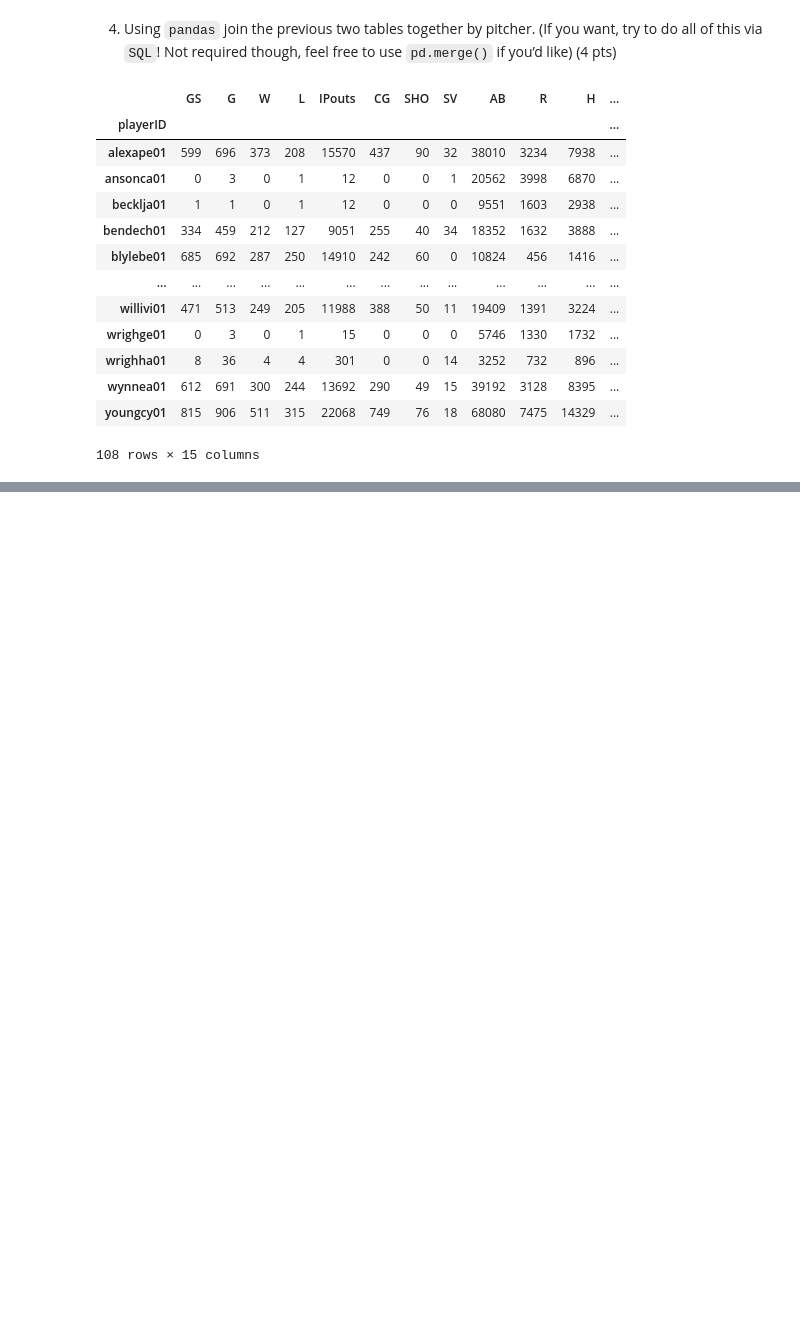
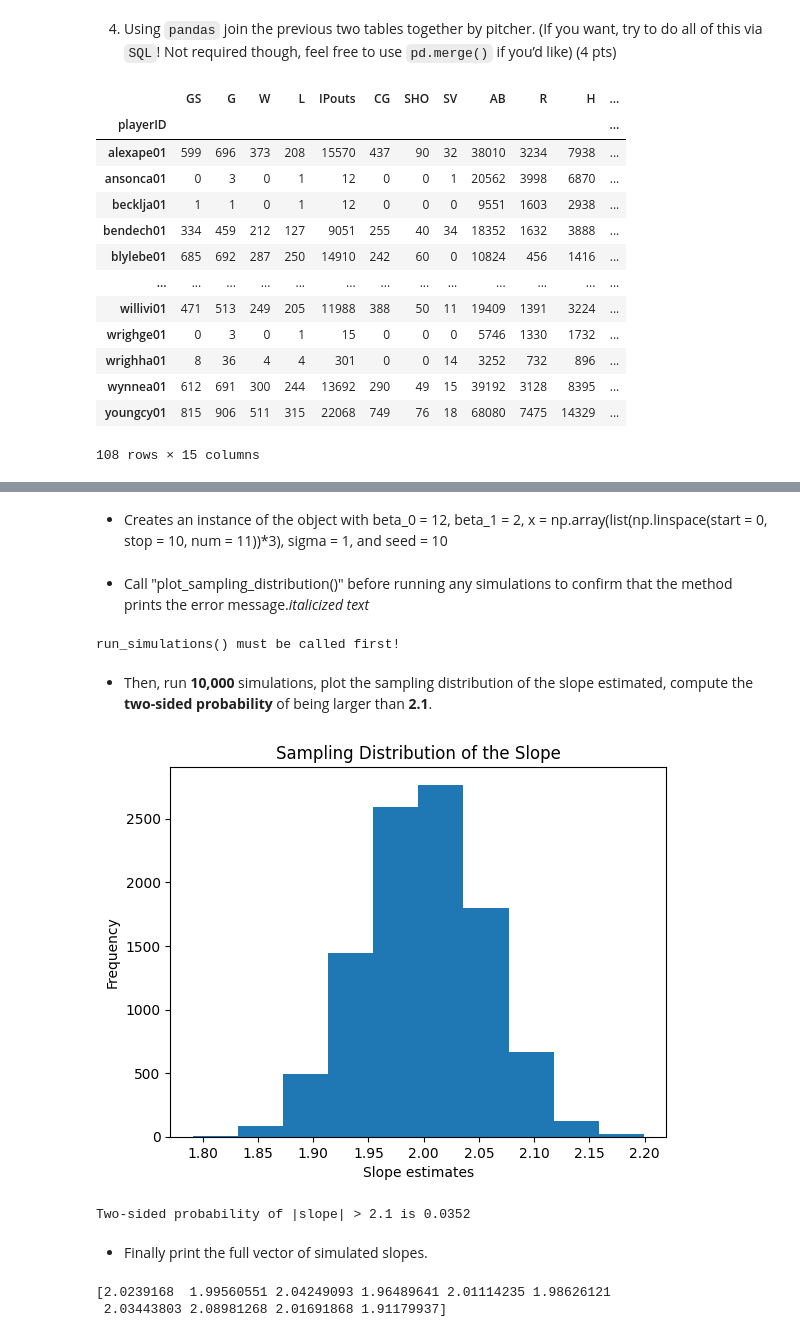
Before and after one commit to fhzhkunming/ST-554-HW6, a Jupyter notebook: HW6_Hui_Part_I.ipynb, the cells around one changed output, grey strips where cells are left out. Drawn from its saved outputs; the diff is of its cells as text; code cells hidden in the pictures; blank space fills up the shorter version.

```diff
--- a/HW6_Hui_Part_I.ipynb
+++ b/HW6_Hui_Part_I.ipynb
@@ -134,0 +291,11 @@ pd.merge(sum_df, bat_df, on='playerID')
+# %%
+# run simulations
+def run_simulations(self, n_sims):
+    """
+    Run n_sims simulations and store slopes in self.slope
+    """
+    self.slopes = [] # reset before running
+    for _ in range(n_sims):
+        x, y = self.generate_data()
+        slope = self.fit_slope(x, y)
+        self.slopes.append(slope)
@@ -134,0 +305,15 @@ pd.merge(sum_df, bat_df, on='playerID')
+# %%
+# define a method to plot sampling slopes
+def plot_sampling_distribution(self):
+    """
+    Plot a histogram of the simulated slope estimates.
+    """
+    # check if simulations have been run
+    if len(self.slopes) > 0:
+        plt.hist(self.slopes)
+        plt.xlabel("Slope estimates")
+        plt.ylabel("Frequency")
+        plt.title("Sampling Distribution of the Slope")
+        plt.show()
+    else:
+        print("run_simulations() must be called first!")
@@ -134,0 +468,42 @@ pd.merge(sum_df, bat_df, on='playerID')
+# %% [markdown]
+- Creates an instance of the object with beta_0 = 12, beta_1 = 2, x = np.array(list(np.linspace(start
+= 0, stop = 10, num = 11))*3), sigma = 1, and seed = 10
+# %%
+# Create an instance of the SLR_slope_simulator object
+sim = SLR_slope_simulator(
+    beta_0 = 12,
+    beta_1 = 2,
+    x = np.array(list(np.linspace(start = 0, stop = 10, num = 11)) * 3),
+    sigma = 1,
+    seed = 10)
+# %% [markdown]
+- Call "plot_sampling_distribution()" before running any simulations to confirm that the method prints the error message.*italicized text*
+# %%
+# Call plot_sampling_distribution() method with no arguemnt (should produce error message)
+# this should print: "run_simulation() must be called first!"
+sim.plot_sampling_distribution()
+# %% [output]
+run_simulations() must be called first!
+# %% [markdown]
+- Then, run **10,000** simulations, plot the sampling distribution of the slope estimated, compute the **two-sided probability** of being larger than **2.1**.
+# %%
+# Run 10,000 simulations
+sim.run_simulations(10000)
+
+# Plot the sampling distribution
+sim.plot_sampling_distribution()
+
+# Approximate the two-sided probability of being larger than 2.1
+prob_two_sided = sim.find_prob(2.1, "two-sided")
+print("Two-sided probability of |slope| > 2.1 is", prob_two_sided)
+# %% [output]
+[figure, added]
+Two-sided probability of |slope| > 2.1 is 0.0352
+# %% [markdown]
+- Finally print the full vector of simulated slopes.
+# %%
+# Print out the first 10 simulated slopes
+print(np.array(sim.slopes)[:10])
+# %% [output]
+[2.0239168  1.99560551 2.04249093 1.96489641 2.01114235 1.98626121
+ 2.03443803 2.08981268 2.01691868 1.91179937]
```
Also changed, not shown: parts of 18 cells of this notebook.
